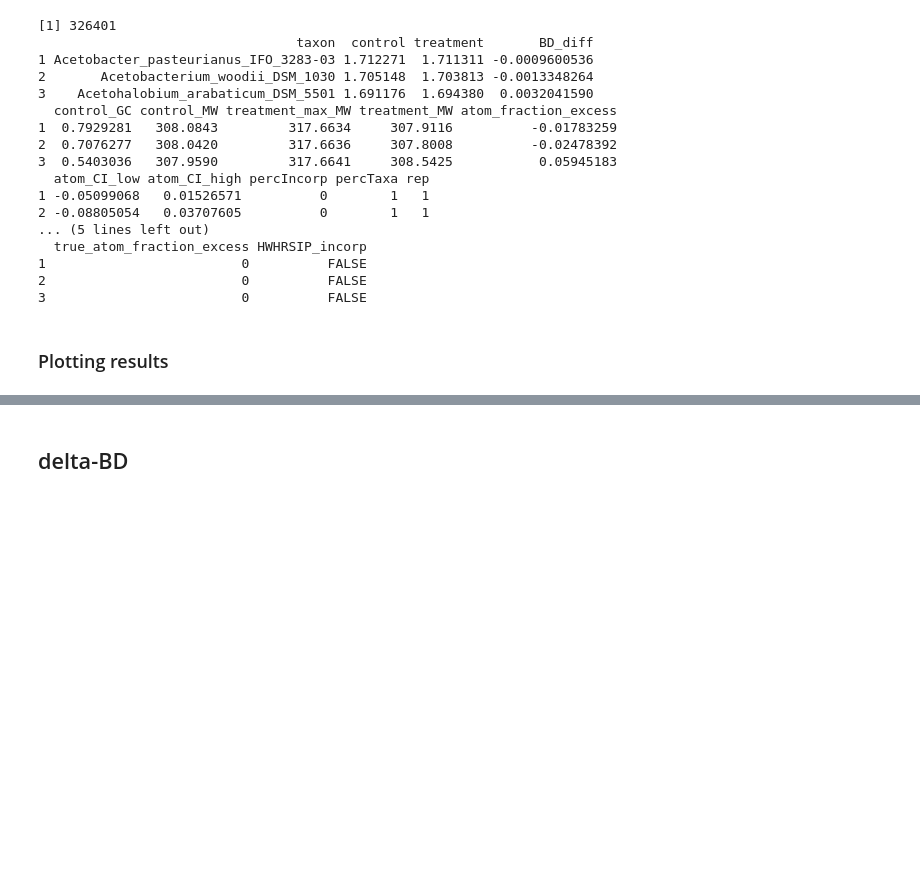
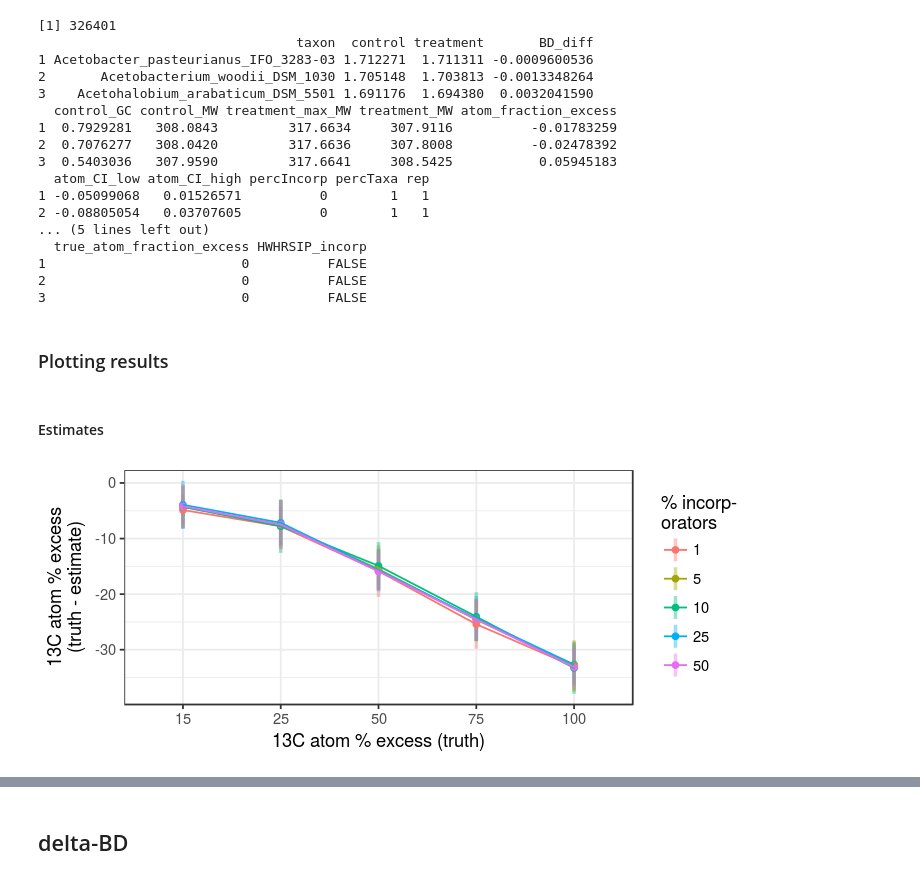
Before and after one commit to nick-youngblut/SIPSim, a Jupyter notebook: ipynb/bac_genome/n1147_pt2/atomIncorp_taxaIncorpR.ipynb, the cells around one changed output, grey strips where cells are left out. Cells and saved outputs as stored; diff of their text form; code cells hidden in the pictures; blank space fills up the shorter version.

```diff
--- a/ipynb/bac_genome/n1147_pt2/atomIncorp_taxaIncorpR.ipynb
+++ b/ipynb/bac_genome/n1147_pt2/atomIncorp_taxaIncorpR.ipynb
@@ -731,3 +741,39 @@ Warning message in left_join_impl(x, y, by$x, by$y, suffix$x, suffix$y):
 3                         0          FALSE
 # %% [markdown]
 ### Plotting results
+# %% [markdown]
+#### Estimates
+# %%
+# difference between true and estimated
+
+## q-SIP incorporators (true vs false)
+df.j.dis.qSIP = df.j %>%
+    filter(atom_CI_low > 0,
+           true_incorporator == TRUE) %>%         # just incorporators identified by q-SIP
+    mutate(delta_excess = atom_fraction_excess * 100 - true_atom_fraction_excess * 100) %>%
+    group_by(percIncorp, percTaxa, true_incorporator) %>%
+    summarize(mean_delta_excess = mean(delta_excess),
+              sd_delta_excess = sd(delta_excess)) %>%
+    ungroup() %>%
+    mutate(percIncorp = percIncorp %>% reorder(percIncorp %>% as.numeric),
+           percTaxa = percTaxa %>% reorder(percTaxa %>% as.numeric))
+
+
+# plotting
+options(repr.plot.width=6, repr.plot.height=2.5)
+p_qSIP_true = ggplot(df.j.dis.qSIP, aes(percIncorp, mean_delta_excess,
+                      color=percTaxa, group=percTaxa,
+                      ymin=mean_delta_excess-sd_delta_excess,
+                     ymax=mean_delta_excess+sd_delta_excess)) +
+    geom_linerange(alpha=0.4, size=1) +
+    geom_point() +
+    geom_line() +
+    #facet_grid(true_incorporator ~ .) +
+    scale_color_discrete('% incorp-\norators') +
+    labs(x='13C atom % excess (truth)',
+         y='13C atom % excess\n(truth - estimate)') +
+    theme_bw()
+
+plot(p_qSIP_true)
+# %% [output]
+[figure, added]
```
Also changed, not shown: parts of 36 cells of this notebook, 3 other files.
